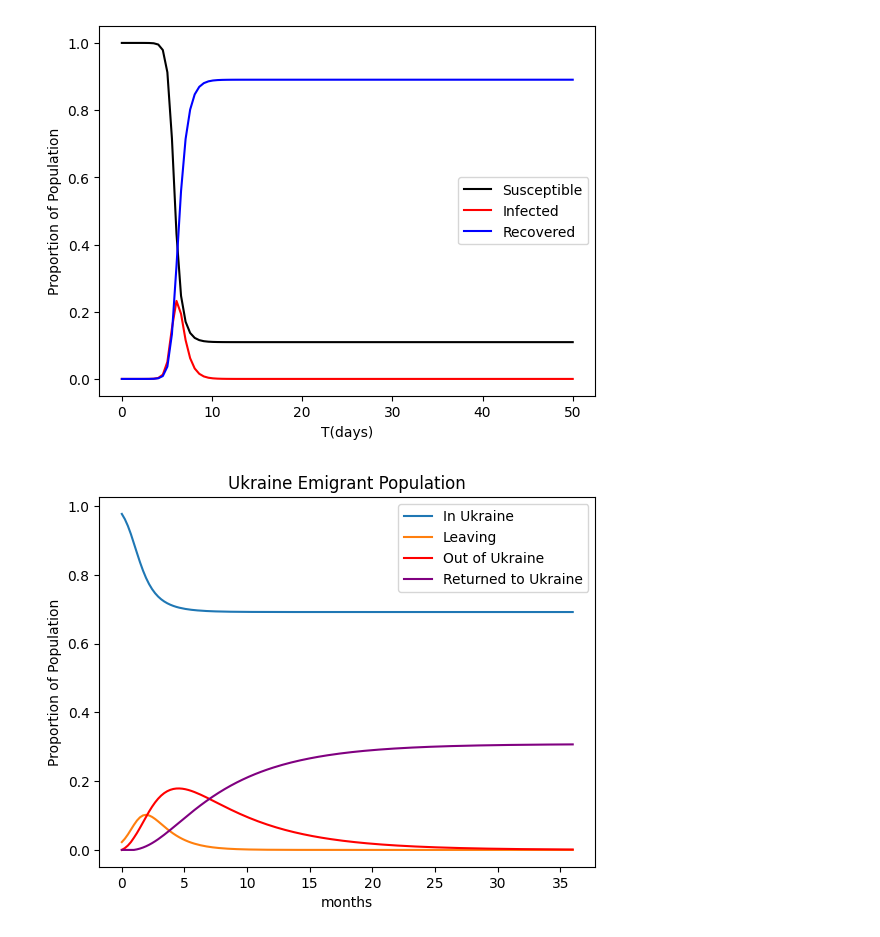
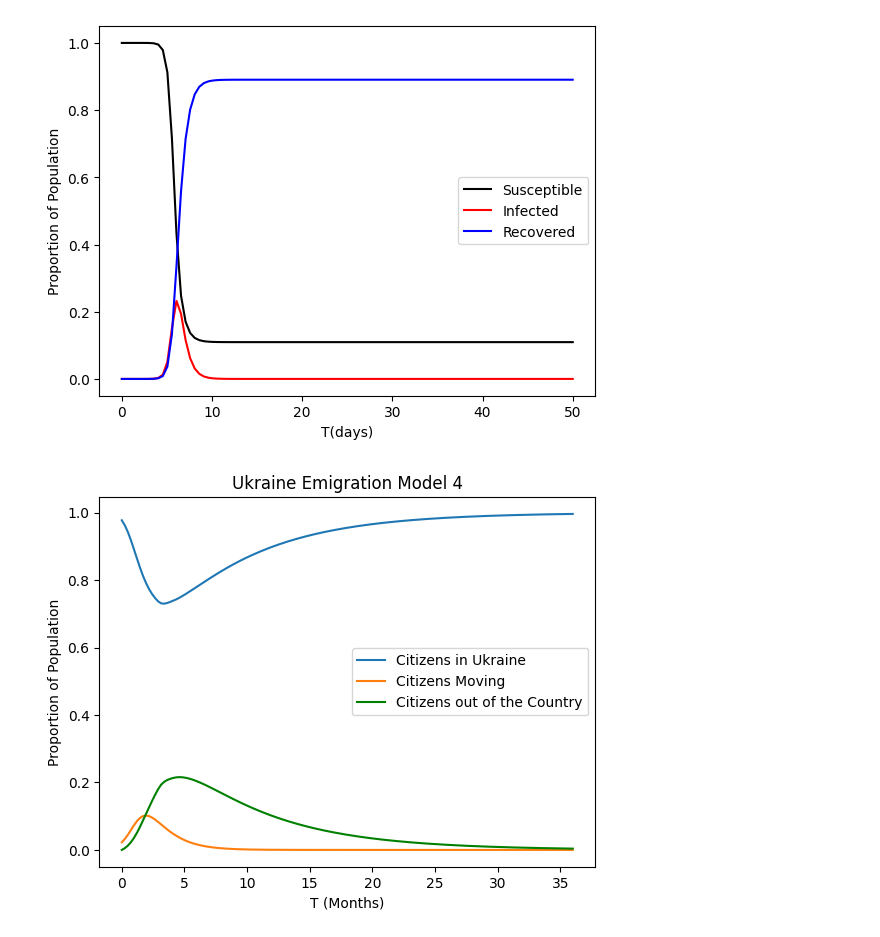
Before and after one commit to zaccmeyer/2020Crime, a Jupyter notebook: lydia_vol4.ipynb, the cells around one changed output. Saved outputs shown, nothing was run; the diff lists cells and outputs as text; code cells hidden in the pictures.

Commit message:
model with return

```diff
--- a/lydia_vol4.ipynb
+++ b/lydia_vol4.ipynb
@@ -81,33 +81,33 @@ def prob2():
 # %%
 t0 = 0
 tf = 36
 n = 44e6
 beta=5
 gamma=1/1.25
 k = 29e6/n
-c = 75e5/n
+c = 60e5/n
 #define ode measuring the spread of disease
 def ode(t,y):
-    if t <1:
+    if t <3:
         return np.array([beta*y[1]*y[0]*(1-y[0]/k),-beta*y[1]*y[0]*(1-y[0]/k)-gamma*y[1], gamma*y[1],0])
     else:
         return np.array([beta*y[1]*y[0]*(1-y[0]/k),-beta*y[1]*y[0]*(1-y[0]/k)-gamma*y[1], gamma*y[1] - c * y[2],c * y[2]])
 #initial conditions
 y0 = np.array([(n-1e6)/n,1e6/n,0, 0])
 y0[3] = min(y0[3], 1 - y0[0])
 
 #solve ivp and get solution
 solution=solve_ivp(ode,(t0,tf), y0, t_eval=np.linspace(t0,tf,150))
 
 #plots and labels
-plt.plot(solution.t, solution.y[0],label="In Ukraine")
-plt.plot(solution.t, solution.y[1],label="Leaving")
-plt.plot(solution.t, solution.y[2],'r',label="Out of Ukraine")
-plt.plot(solution.t, solution.y[3],'purple',label="Returned to Ukraine")
-plt.xlabel('months')
-plt.title('Ukraine Emigrant Population')
+plt.plot(solution.t, solution.y[0]+solution.y[3],label="Citizens in Ukraine")
+plt.plot(solution.t, solution.y[1],label="Citizens Moving")
+plt.plot(solution.t, solution.y[2],'green',label="Citizens out of the Country")
+# plt.plot(solution.t, solution.y[3],'purple',label="Returned to Ukraine")
+plt.xlabel('T (Months)')
+plt.title('Ukraine Emigration Model 4')
 plt.ylabel('Proportion of Population')
 plt.legend()
 plt.show()
 # %% [output]
-[figure, old version]
+[figure, new version]
```
